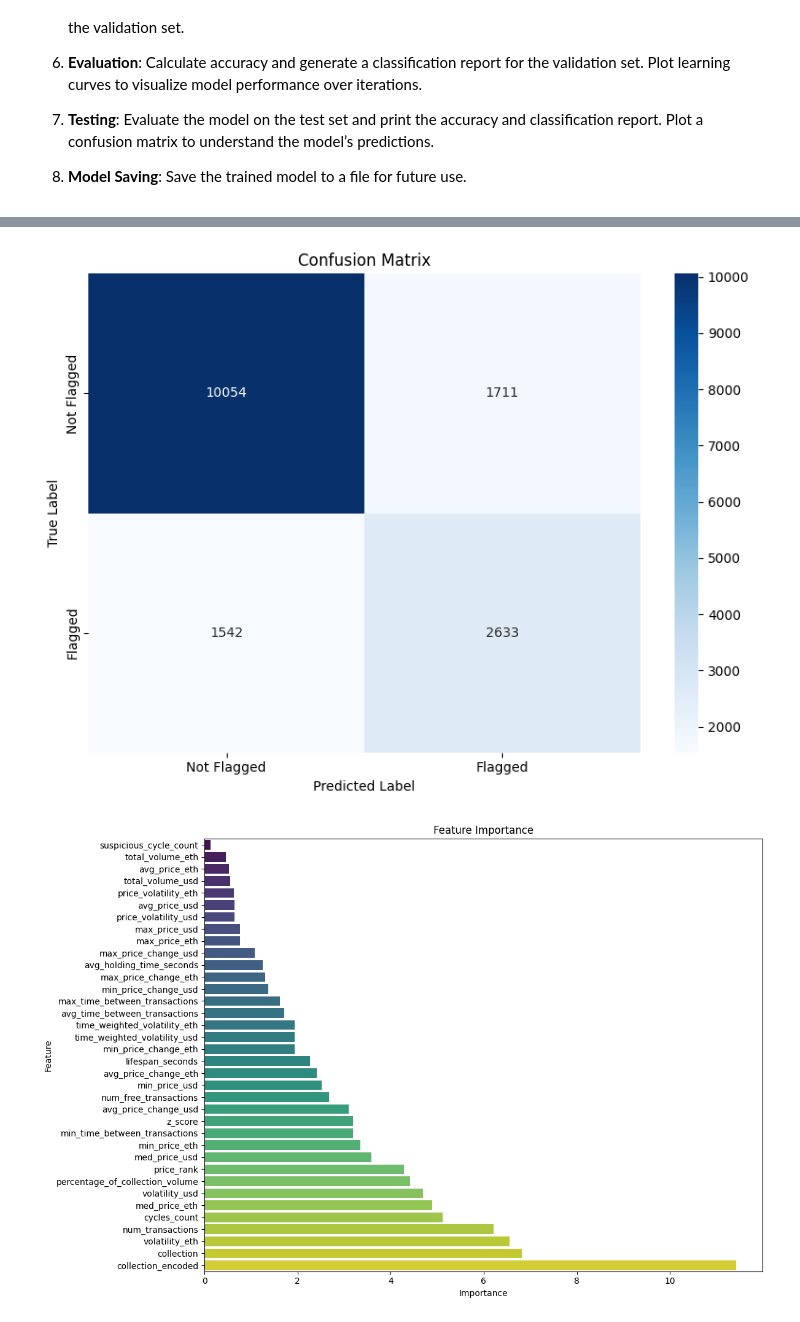
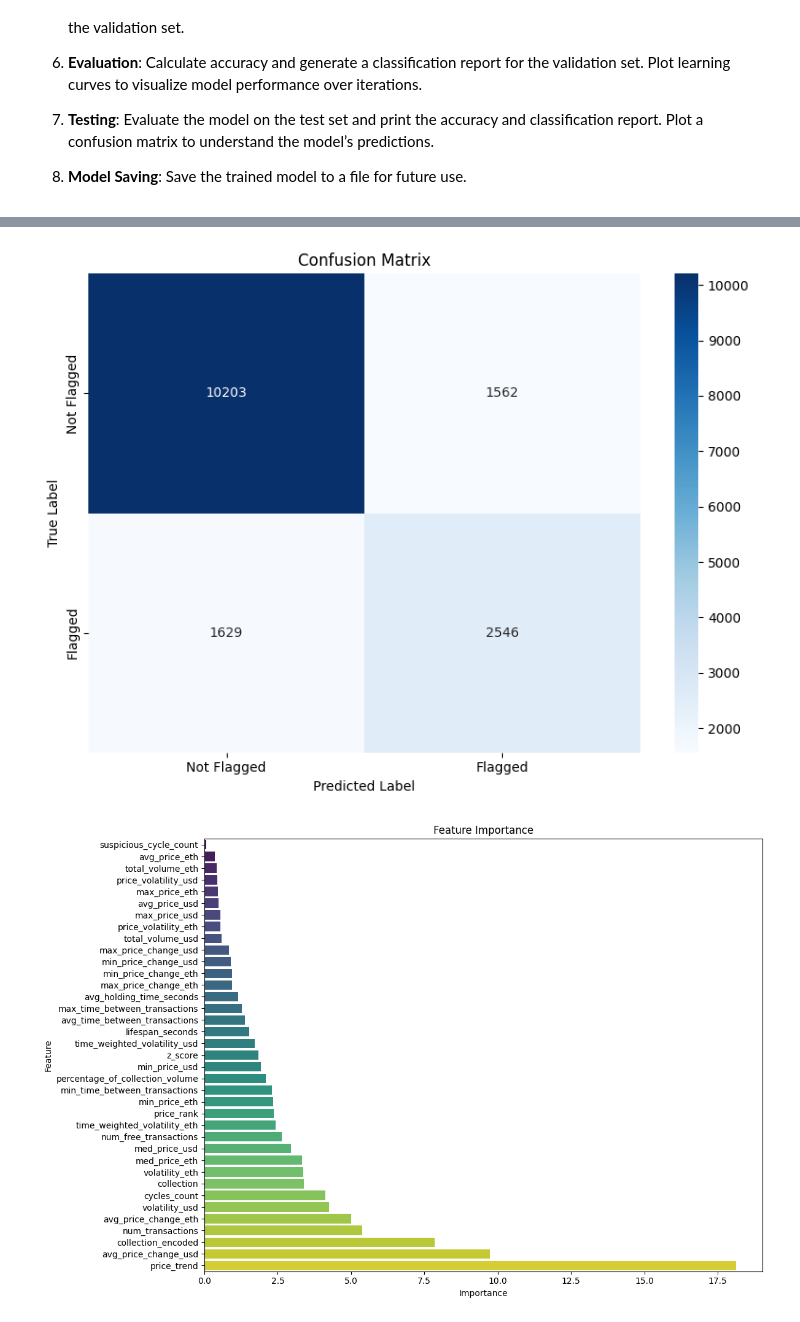
Before and after one commit to ajilataN/Fraud-Detection-in-NFT-Markets, a Jupyter notebook: fraud-detection.ipynb, the cells around one changed output, grey strips where cells are left out. Saved outputs shown, nothing was run; the diff lists cells and outputs as text; code cells hidden in the pictures.

```diff
--- a/fraud-detection.ipynb
+++ b/fraud-detection.ipynb
@@ -845,7 +912,7 @@ data = pd.read_csv('/kaggle/input/combined-flagged-nfts/combined_flagged_nfts.cs
 def binary_catboost(data):
 
     # Split features and target
-    features = data.drop(columns=['flagged_trades', 'flagged', 'token_id', 'price_trend'])
+    features = data.drop(columns=['flagged_trades', 'flagged', 'token_id'])
     target = data['flagged']
 
     # Encode the 'collection' column for resampling
@@ -970,5 +1037,5 @@ Confusion Matrix:
-[figure, old version]
+[figure, new version]
-[figure, old version]
+[figure, new version]
 # %%
 import pandas as pd
 import tensorflow as tf
```
Also changed, not shown: parts of 3 cells of this notebook.
